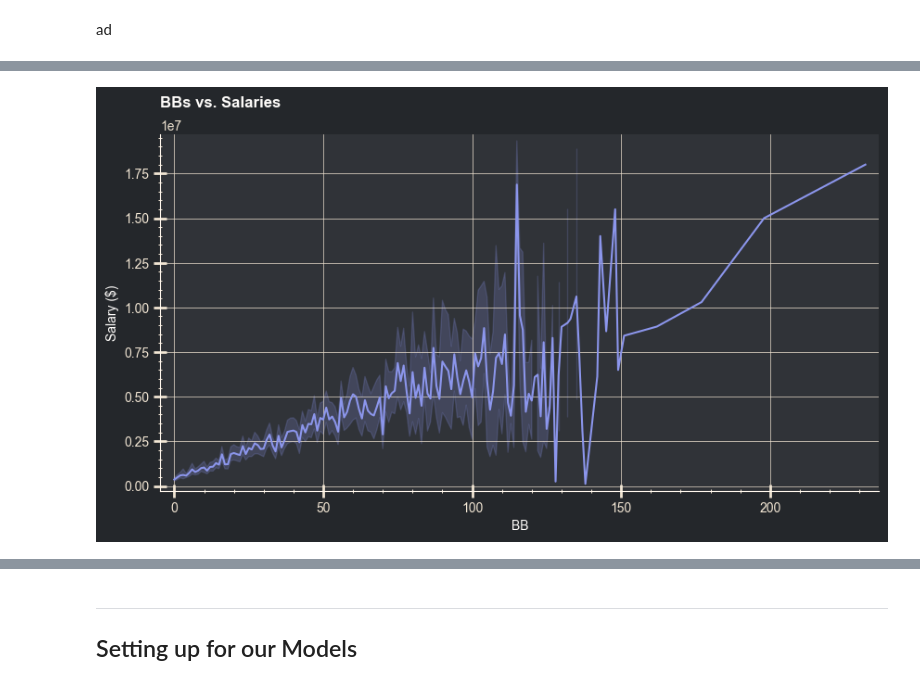
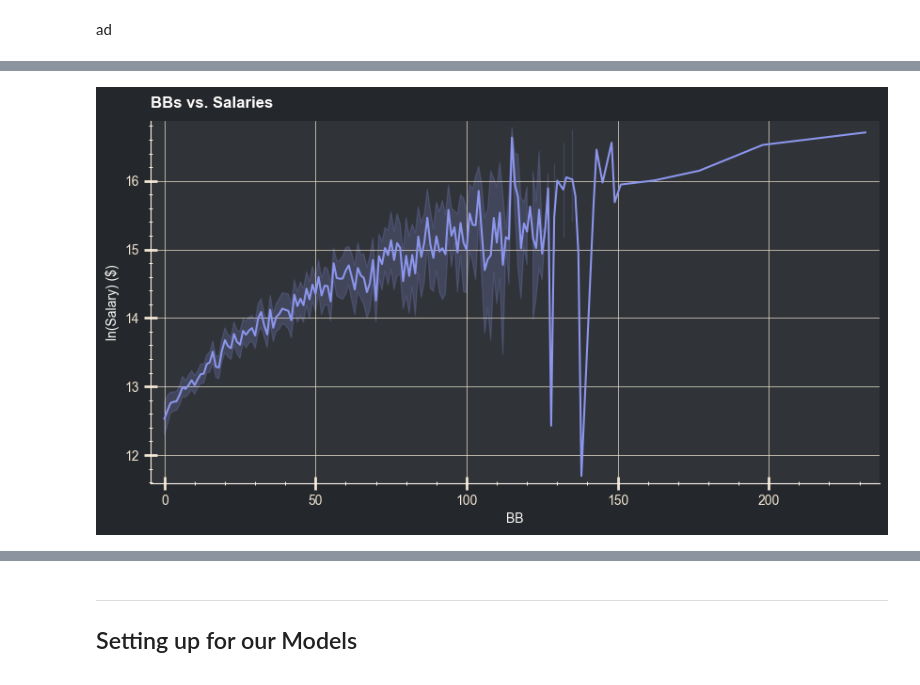
Before and after one commit to kpayton2903/PSTAT_131, a Jupyter notebook: Final_Project.ipynb, the cells around one changed output, grey strips where cells are left out. Saved outputs shown, nothing was run; the diff lists cells and outputs as text; code cells hidden in the pictures.

```diff
--- a/Final_Project.ipynb
+++ b/Final_Project.ipynb
@@ -222,3 +226,5 @@ final_data.describe()
+# %%
+final_data['salary'] = np.log(final_data['salary'])
 # %% [markdown]
 Now let's make a correlation matrix with all our continuous numerical variables (`yearID`, `salary`, `G`, `AB`, `R`, `H`, `2B`, `3B`, `HR`, `RBI`, `SB`, `CS`, `BB`, `SO`, `IBB`, `HBP`, `SH`, `SF`, `GIDP`) to see how they are correlated with each other.
 # %%
@@ -275,12 +281,12 @@ plt.show()
 # %%
 plt.figure(figsize=(10,5))
 sns.lineplot(data=final_data, x='BB', y='salary')
 plt.xlabel('BB')
-plt.ylabel('Salary ($)')
+plt.ylabel('ln(Salary) ($)')
 plt.title('BBs vs. Salaries')
 plt.show()
 # %% [output]
-[figure, old version]
+[figure, new version]
 # %%
 plt.figure(figsize=(10,5))
 sns.boxplot(data=final_data, x='salary', y='POS')
```
Also changed, not shown: parts of 16 cells of this notebook, 2 other files.
